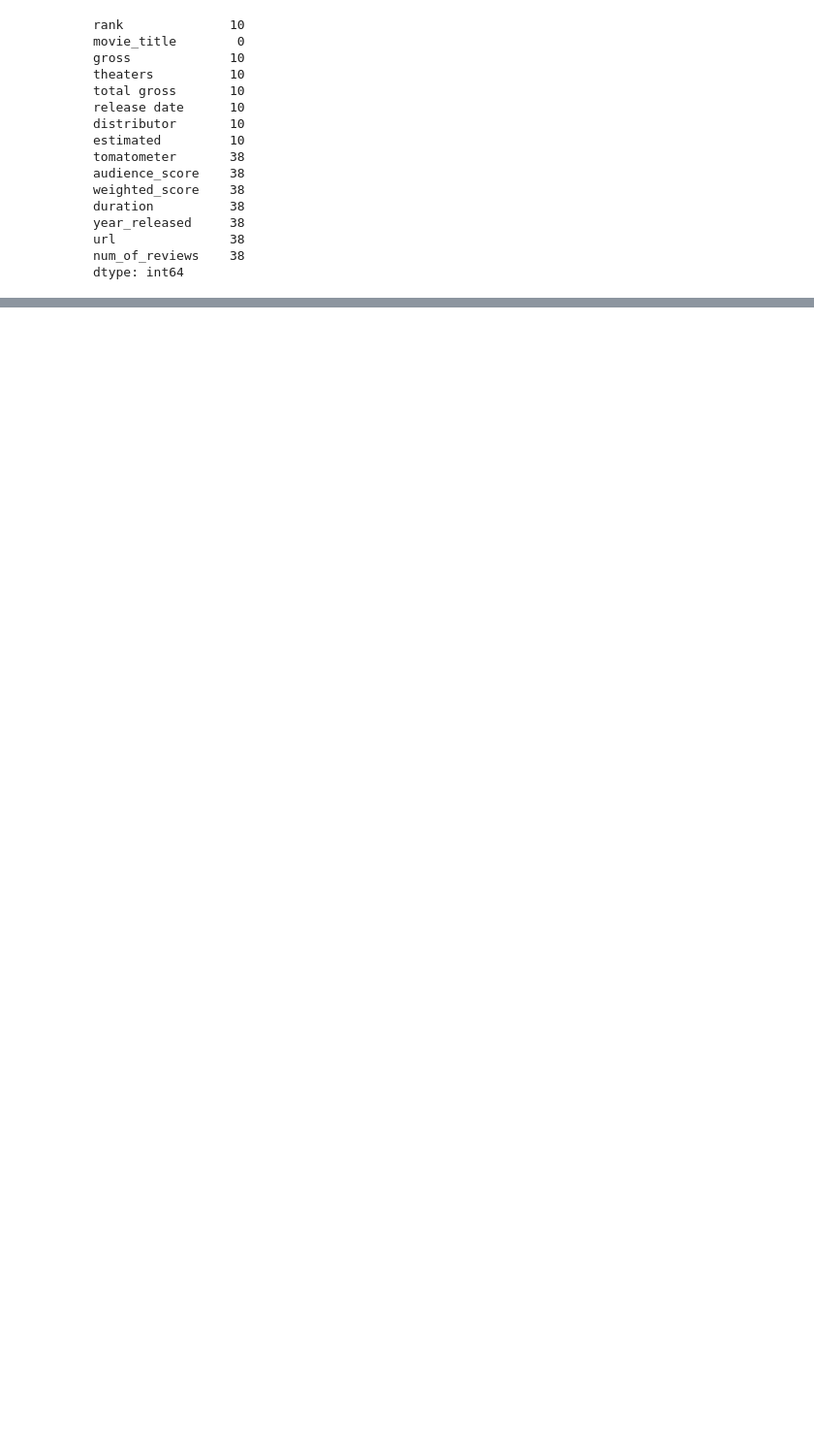
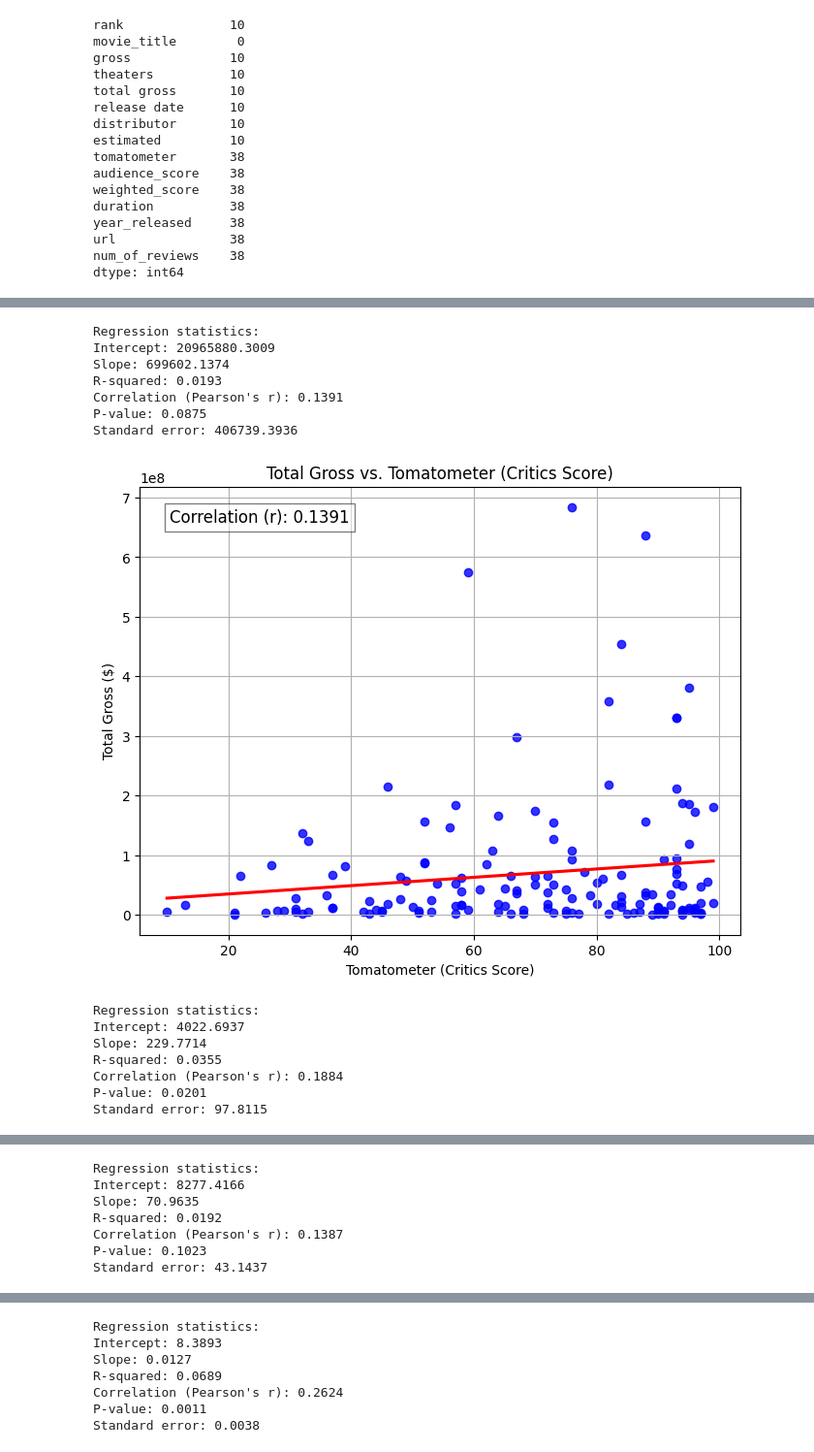
Before and after one commit to arjungup740/rotten_tomatoes_analysis, a Jupyter notebook: analysis.ipynb, the cells around one changed output, grey strips where cells are left out. Shown at 97% size. Cells and saved outputs as stored; diff of their text form; code cells hidden in the pictures; blank space fills up the shorter version.

```diff
--- a/analysis.ipynb
+++ b/analysis.ipynb
@@ -203,0 +243,21 @@ Standard error: 63.6050
+# %%
+regress_and_plot(working, 'tomatometer', 'total gross', title = f'Total Gross vs. Tomatometer (Critics Score)', xlabel = 'Tomatometer (Critics Score)', ylabel='Total Gross ($)')
+regress_and_plot(working, 'tomatometer', 'total_gross_per_theater', title = f'Total Gross Per Theater vs. Tomatometer (Critics Score)', xlabel = 'Tomatometer (Critics Score)', ylabel='Total Gross Per Theater ($)')
+regress_and_plot(working[working['total_gross_per_theater'] < cutoff], 'tomatometer', 'total_gross_per_theater', title = f'Total Gross Per Theater < ${cutoff} vs. Tomatometer (Critics Score)', xlabel = 'Tomatometer (Critics Score)', ylabel='Total Gross Per Theater ($)')
+regress_and_plot(working, 'tomatometer', 'log_total_gross_per_theater', title = f'Log Total Gross Per Theater vs. Tomatometer (Critics Score)', xlabel = 'Tomatometer (Critics Score)', ylabel='Log Total Gross Per Theater')
+# %% [output]
+Regression statistics:
+Intercept: 20965880.3009
+Slope: 699602.1374
+R-squared: 0.0193
+Correlation (Pearson's r): 0.1391
+P-value: 0.0875
+Standard error: 406739.3936
+[figure, added]
+Regression statistics:
+Intercept: 4022.6937
+Slope: 229.7714
+R-squared: 0.0355
+Correlation (Pearson's r): 0.1884
+P-value: 0.0201
+Standard error: 97.8115
@@ -203,0 +265,7 @@ Standard error: 63.6050
+Regression statistics:
+Intercept: 8277.4166
+Slope: 70.9635
+R-squared: 0.0192
+Correlation (Pearson's r): 0.1387
+P-value: 0.1023
+Standard error: 43.1437
@@ -203,0 +273,7 @@ Standard error: 63.6050
+Regression statistics:
+Intercept: 8.3893
+Slope: 0.0127
+R-squared: 0.0689
+Correlation (Pearson's r): 0.2624
+P-value: 0.0011
+Standard error: 0.0038
```
Also changed, not shown: parts of 18 cells of this notebook.
